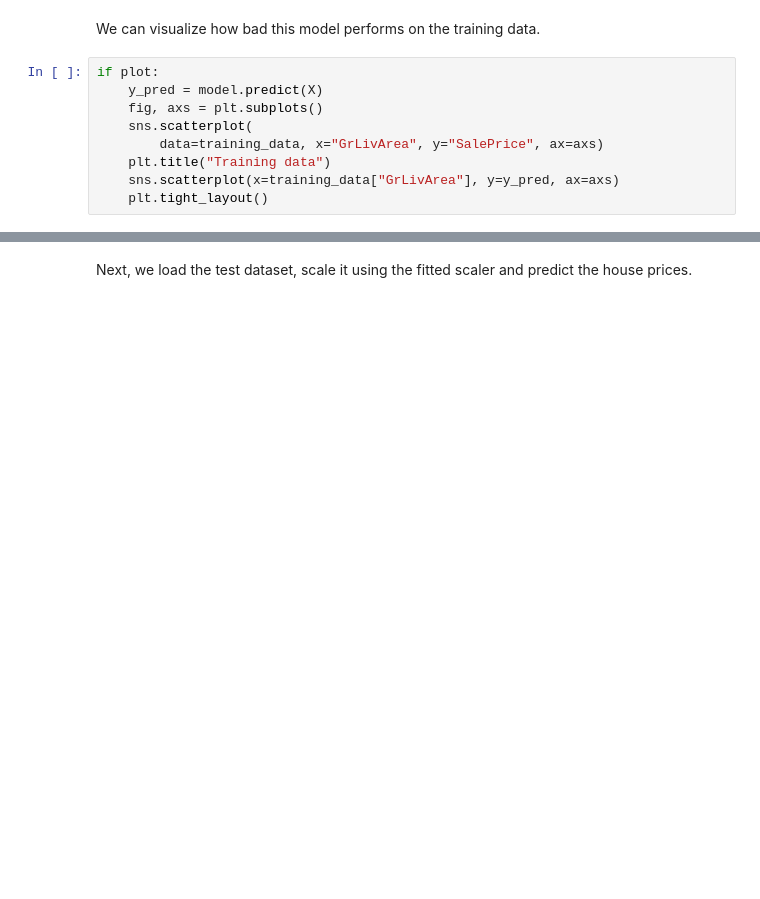
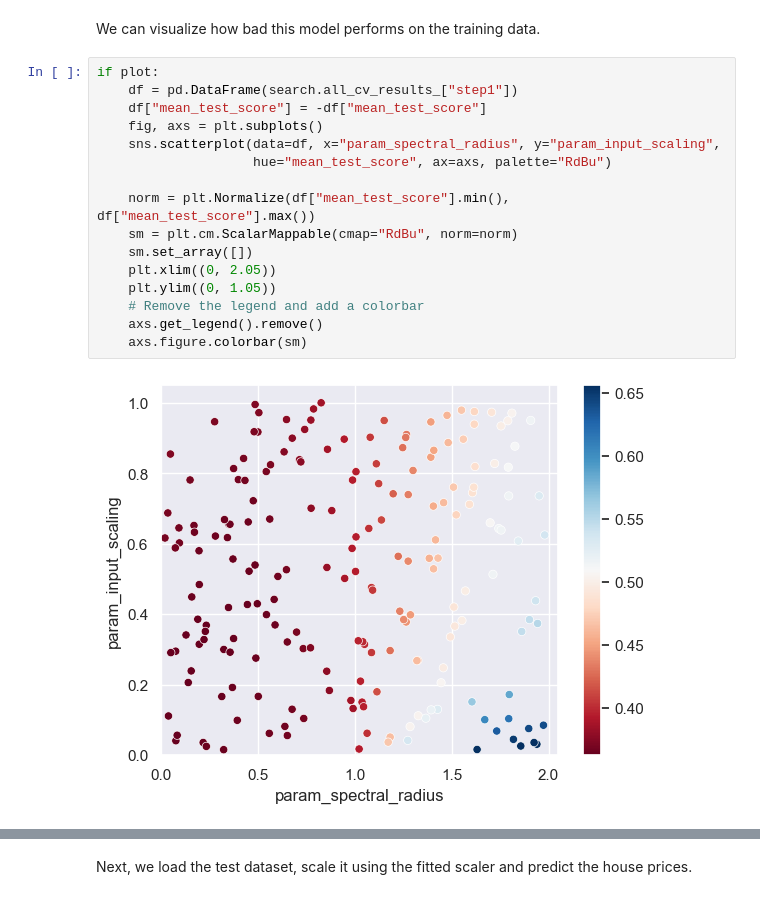
Before and after one commit to renierts/onset_detection, a Jupyter notebook: src/Example-Notebook.ipynb, the cells around one changed output, grey strips where cells are left out. Saved outputs shown, nothing was run; the diff lists cells and outputs as text; blank space fills up the shorter version.

```diff
--- a/src/Example-Notebook.ipynb
+++ b/src/Example-Notebook.ipynb
@@ -63,10 +99,19 @@ if serialize:
 We can visualize how bad this model performs on the training data.
 # %%
 if plot:
-    y_pred = model.predict(X)
+    df = pd.DataFrame(search.all_cv_results_["step1"])
+    df["mean_test_score"] = -df["mean_test_score"]
     fig, axs = plt.subplots()
-    sns.scatterplot(
-        data=training_data, x="GrLivArea", y="SalePrice", ax=axs)
-    plt.title("Training data")
-    sns.scatterplot(x=training_data["GrLivArea"], y=y_pred, ax=axs)
-    plt.tight_layout()
+    sns.scatterplot(data=df, x="param_spectral_radius", y="param_input_scaling",
+                    hue="mean_test_score", ax=axs, palette="RdBu")
+
+    norm = plt.Normalize(df["mean_test_score"].min(), df["mean_test_score"].max())
+    sm = plt.cm.ScalarMappable(cmap="RdBu", norm=norm)
+    sm.set_array([])
+    plt.xlim((0, 2.05))
+    plt.ylim((0, 1.05))
+    # Remove the legend and add a colorbar
+    axs.get_legend().remove()
+    axs.figure.colorbar(sm)
+# %% [output]
+[figure, added]
```
Also changed, not shown: parts of 17 cells of this notebook, 9 other files.
